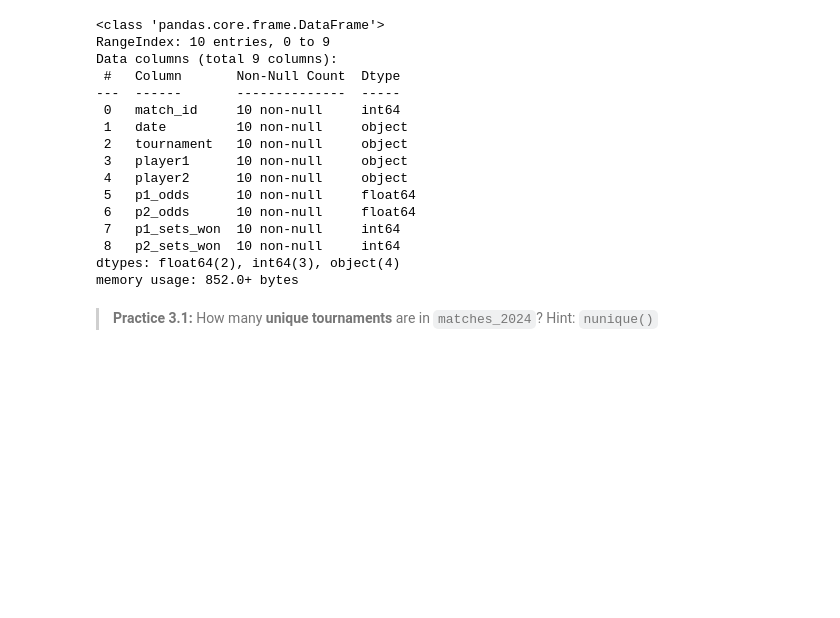
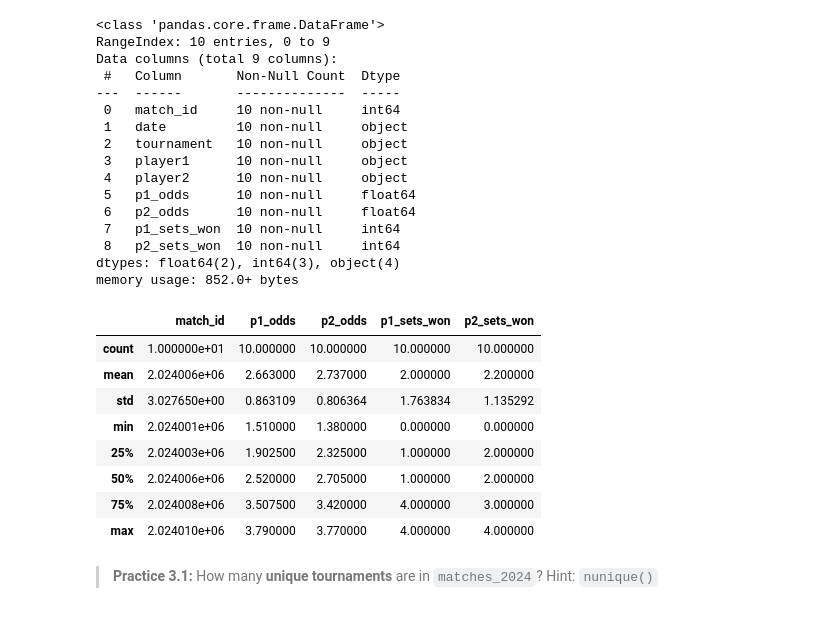
Before and after one commit to stevenmacmanus-flutter/Intro-to-Python, a Jupyter notebook: sports_trading_tennis_workbook.ipynb, the cells around one changed output. Cells and saved outputs as stored; diff of their text form; code cells hidden in the pictures; blank space fills up the shorter version.

```diff
--- a/sports_trading_tennis_workbook.ipynb
+++ b/sports_trading_tennis_workbook.ipynb
@@ -191,6 +232,18 @@ Data columns (total 9 columns):
  8   p2_sets_won  10 non-null     int64
 dtypes: float64(2), int64(3), object(4)
 memory usage: 852.0+ bytes
+# %%
+matches_2024.describe()
+# %% [output]
+|  | match_id | p1_odds | p2_odds | p1_sets_won | p2_sets_won |
+| count | 1.000000e+01 | 10.000000 | 10.000000 | 10.000000 | 10.000000 |
+| mean | 2.024006e+06 | 2.663000 | 2.737000 | 2.000000 | 2.200000 |
+| std | 3.027650e+00 | 0.863109 | 0.806364 | 1.763834 | 1.135292 |
+| min | 2.024001e+06 | 1.510000 | 1.380000 | 0.000000 | 0.000000 |
+| 25% | 2.024003e+06 | 1.902500 | 2.325000 | 1.000000 | 2.000000 |
+| 50% | 2.024006e+06 | 2.520000 | 2.705000 | 1.000000 | 2.000000 |
+| 75% | 2.024008e+06 | 3.507500 | 3.420000 | 4.000000 | 3.000000 |
+| max | 2.024010e+06 | 3.790000 | 3.770000 | 4.000000 | 4.000000 |
 # %% [markdown]
 > **Practice 3.1:** How many **unique tournaments** are in `matches_2024`? Hint: `nunique()`
 # %% [markdown]
```
Also changed, not shown: parts of 38 cells of this notebook.
